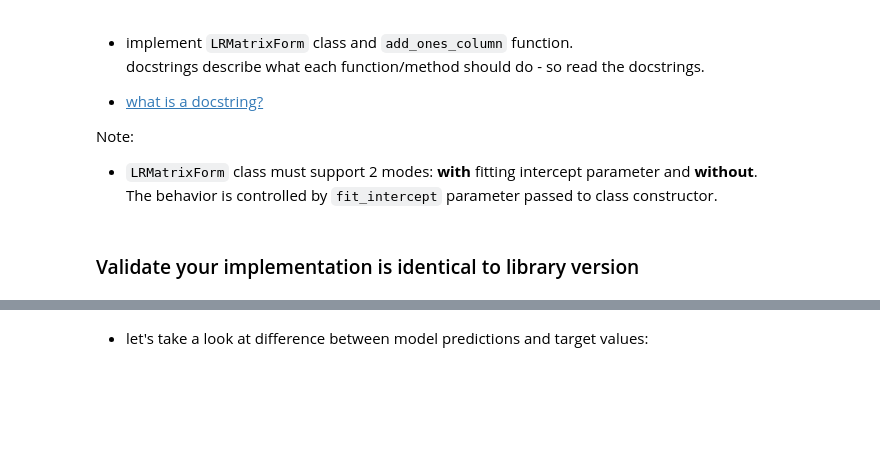
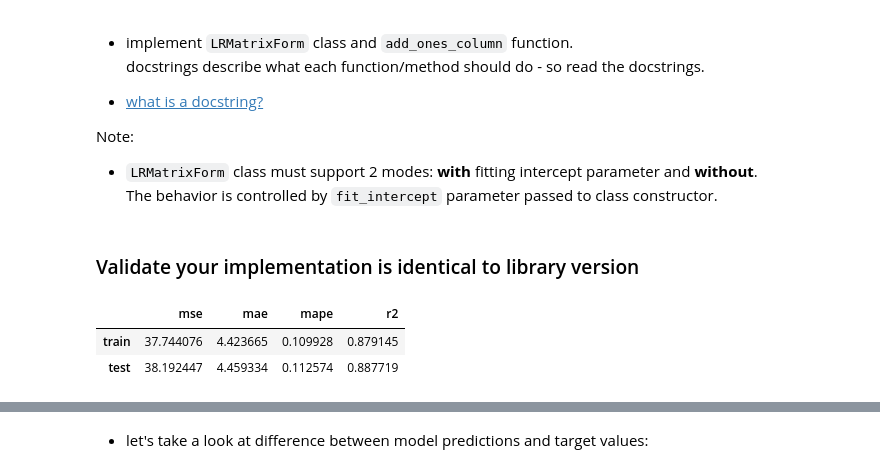
Before and after one commit to AnastasiiaSt/Linear-Regression, a Jupyter notebook: linear_regression.ipynb, the cells around one changed output, grey strips where cells are left out. Cells and saved outputs as stored; diff of their text form; code cells hidden in the pictures; blank space fills up the shorter version.

Commit message:
Linear regression with multiple variables is implemented

```diff
--- a/linear_regression.ipynb
+++ b/linear_regression.ipynb
@@ -337,7 +337,7 @@ def mape(*, y_true, y_pred):
         m = len(y_true)
         for i in range(m):
             if y_true[i] == 0:
-                loss = loss + abs((y_true[i] - y_pred[i]) / eps)
+                loss = loss + abs((y_true[i] - y_pred[i]) / np.finfo(float).eps)
             else:
                 loss = loss + abs((y_true[i] - y_pred[i]) / y_true[i])
         cost = loss / (m)
@@ -835,5 +855,5 @@ model_preds
 * explore model quality on test set.
 # %%
 print('model metrics on test set')
-metrics_test_2 = get_metrics(y_true=y_test, y_pred=model_preds)
+metrics_test_2 = get_metrics(y_true=y_test.to_numpy(), y_pred=model_preds)
 metrics_test_2
@@ -853,2 +886,6 @@ fig.tight_layout();  # prettify subplots. read more in documentation if interest
 # %% [markdown]
 * did our Linear regression model improve after we've added more features?
+# %%
+for i in range(len(metrics_test_1)):
+    print('Diffenerce in percentage between values of {} of univariate and multivariate linear regression: {}%'
+          .format(metrics_test_1.index[i], round(100 * (metrics_test_1[i] - metrics_test_2[i]) / metrics_test_1[i])))
@@ -1008,8 +1053,10 @@ def add_ones_column(x):
     # * create a vector that consists of ones: (1, 1, ..., 1)
     # * then use either `np.column_stack` or `np.hstack` function to add this vector to a matrix
 
-    # # your code here:
-    # return ...
+    # your code here:
+    ones =  np.ones((x.shape[0], 1))
+    edited = np.hstack((ones, x))
+    return edited
 
 class LRMatrixForm:
     """
@@ -1031,22 +1078,23 @@ class LRMatrixForm:
 
     def fit(self, x_train: pd.DataFrame, y_train: pd.Series):
         X = x_train.to_numpy()  # convert pd.DataFrame to numpy matrix
-
         if self.fit_intercept is True:
             # when creating a model with intercept term we need to extend feature matrix
             # with a column consisting of ones (1, 1, ..., 1).
             X = add_ones_column(X)
-
         # # your code here to calculate model parameters:
-        # self.w_ =
+        self.w_ = np.dot(np.dot(inv(np.dot(X.T, X)), X.T), y_train)
 
     @property
     def coef_(self):
         """ Property that returns model parameters without the intercept term. """
         if self.w_ is None:
             raise NotFittedError()
-        # # your code here:
-        # return ...
+        # your code here:
+        if self.fit_intercept is not True:
+            return self.w_
+        else:
+            return self.w_[1:]
 
     @property
     def intercept_(self):
@@ -1055,8 +1103,8 @@ class LRMatrixForm:
             return 0.0  # for compatibility with sklearn
         if self.w_ is None:
             raise NotFittedError()
-        # # your code here:
-        # return ...
+        # your code here:
+        return self.w_[0]
 
     def predict(self, x_test: pd.DataFrame):
         """ Generate predictions using fitted model parameters. """
@@ -1068,13 +1116,17 @@ class LRMatrixForm:
         if self.fit_intercept is True:
             X = add_ones_column(X)
 
-        # # your code here to calculate predictions
-        # return ...
+        # your code here to calculate predictions
+        return np.dot(X, self.w_)
 # %% [markdown]
 ### Validate your implementation is identical to library version
 # %%
 lr_matrix_form = LRMatrixForm(fit_intercept=True)
-fit_and_evaluate(lr_matrix_form, x_train, y_train, x_test, y_test)
+fit_and_evaluate(lr_matrix_form, x_train, y_train.to_numpy(), x_test, y_test.to_numpy())
+# %% [output]
+|  | mse | mae | mape | r2 |
+| train | 37.744076 | 4.423665 | 0.109928 | 0.879145 |
+| test | 38.192447 | 4.459334 | 0.112574 | 0.887719 |
 # %%
 print(f'intercept: {lr_matrix_form.intercept_}')
 print(f'coef: {lr_matrix_form.coef_}')
```
Also changed, not shown: parts of 41 cells of this notebook.
